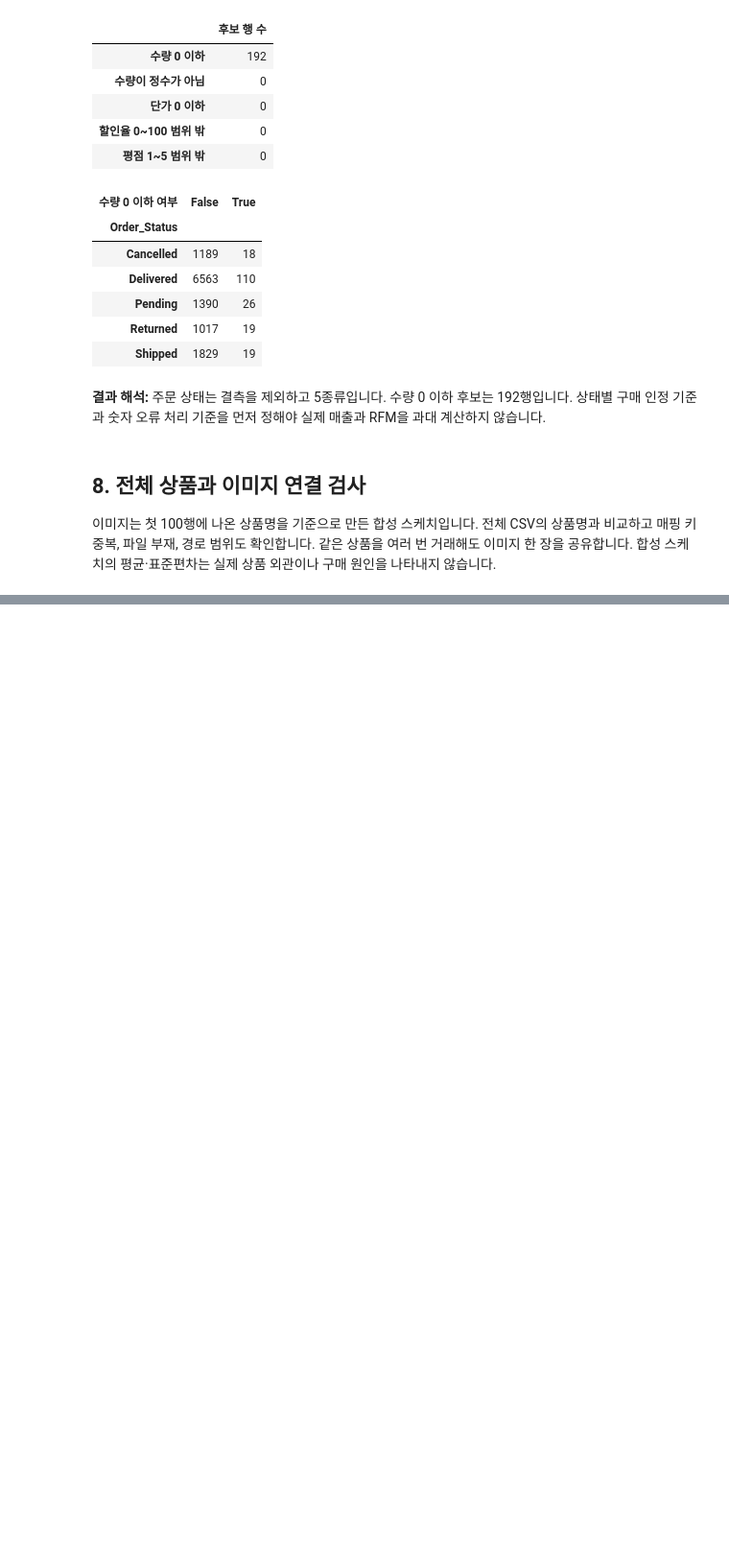
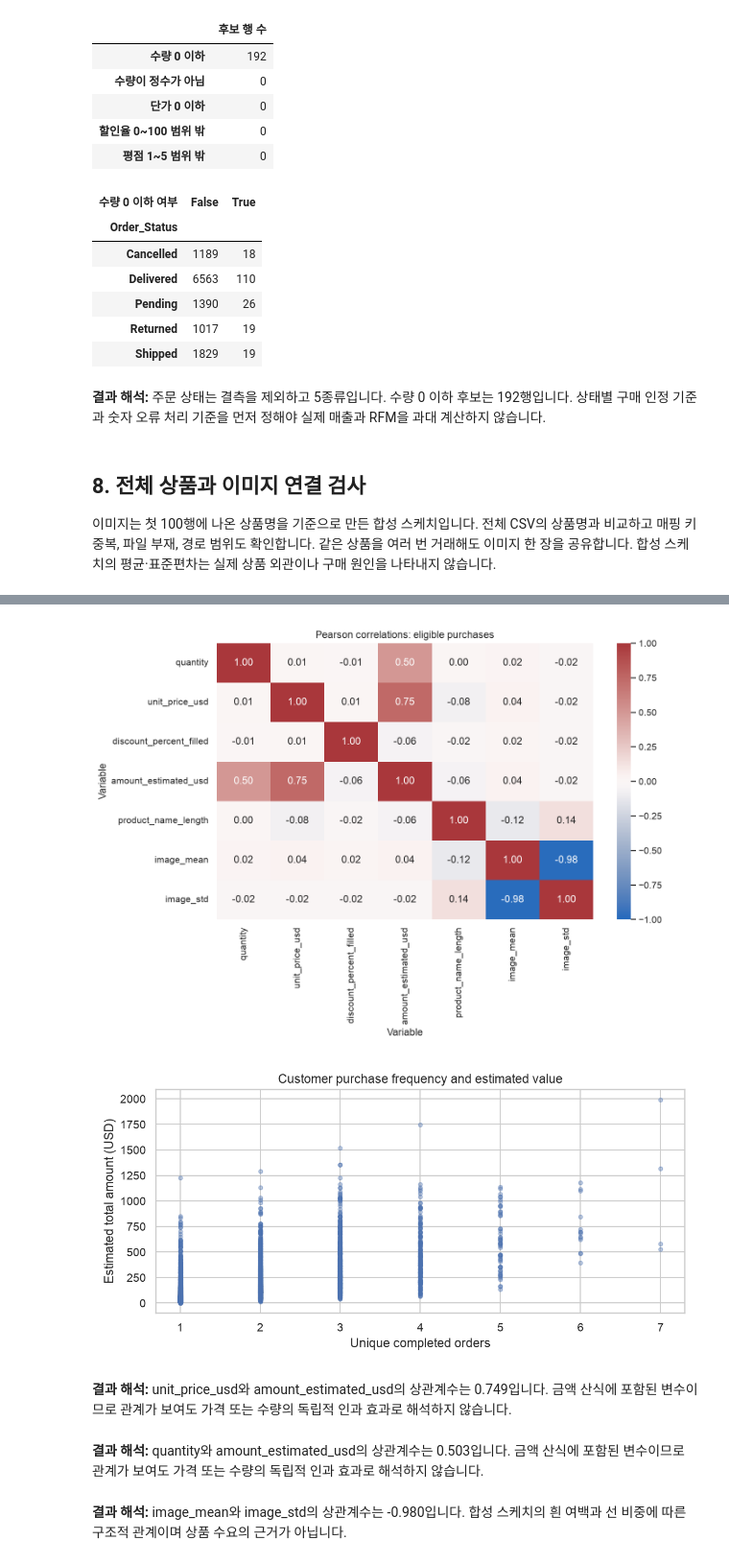
Before and after one commit to PBK98/Numpy_Pandas, a Jupyter notebook: notebooks/analysis_report.ipynb, the cells around one changed output, grey strips where cells are left out. Shown at 96% size. Cells and saved outputs as stored; diff of their text form; code cells hidden in the pictures; blank space fills up the shorter version.

```diff
--- a/notebooks/analysis_report.ipynb
+++ b/notebooks/analysis_report.ipynb
@@ -507,0 +675,10 @@ explain(f'총 {n_rows:,}행을 탐색했습니다. 다음 단계에서는 날짜
+# %%
+display(report['corr'])
+display(Image(filename=str(report['output_dir']/'figures/04_heatmap.png')))
+display(Image(filename=str(report['output_dir']/'figures/05_scatter.png')))
+for x,y in [('unit_price_usd','amount_estimated_usd'),('quantity','amount_estimated_usd'),('image_mean','image_std')]:
+    value = report['corr'].loc[x,y]
+    explain(f'{x}와 {y}의 상관계수는 {value:.3f}입니다. '
+            + ('금액 산식에 포함된 변수이므로 관계가 보여도 가격 또는 수량의 독립적 인과 효과로 해석하지 않습니다.'
+               if 'amount' in y else '합성 스케치의 흰 여백과 선 비중에 따른 구조적 관계이며 상품 수요의 근거가 아닙니다.'))
+# %% [output]
@@ -507,0 +693,5 @@ explain(f'총 {n_rows:,}행을 탐색했습니다. 다음 단계에서는 날짜
+[figure, added]
+[figure, added]
+**결과 해석:** unit_price_usd와 amount_estimated_usd의 상관계수는 0.749입니다. 금액 산식에 포함된 변수이므로 관계가 보여도 가격 또는 수량의 독립적 인과 효과로 해석하지 않습니다.
+**결과 해석:** quantity와 amount_estimated_usd의 상관계수는 0.503입니다. 금액 산식에 포함된 변수이므로 관계가 보여도 가격 또는 수량의 독립적 인과 효과로 해석하지 않습니다.
+**결과 해석:** image_mean와 image_std의 상관계수는 -0.980입니다. 합성 스케치의 흰 여백과 선 비중에 따른 구조적 관계이며 상품 수요의 근거가 아닙니다.
```
Also changed, not shown: parts of 25 cells of this notebook.
